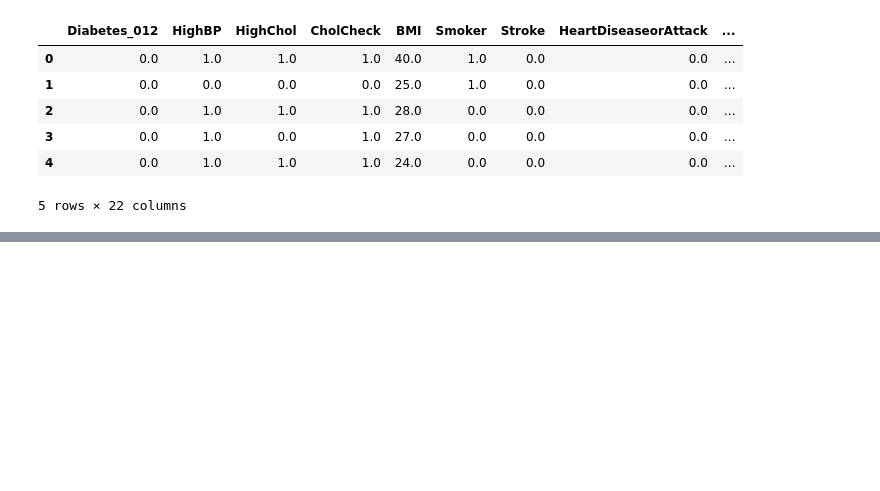
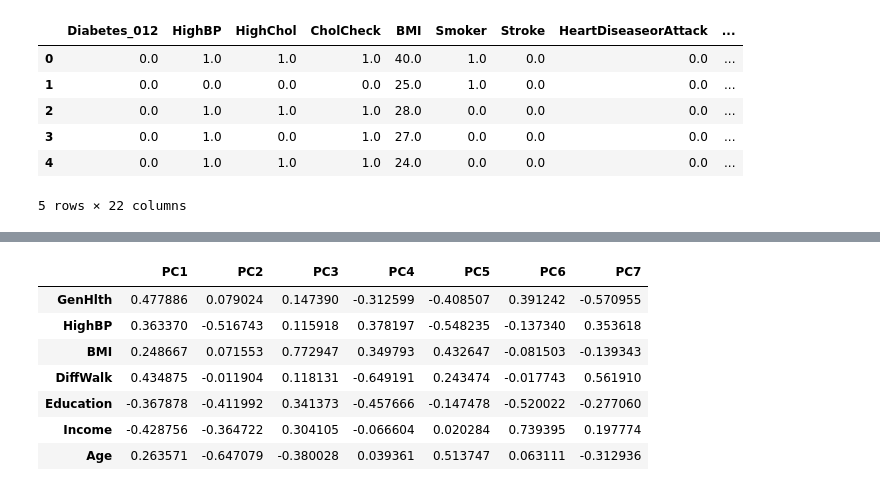
Before and after one commit to andnic51294/Diabetes_prediction, a Jupyter notebook: Feature_eng.ipynb, the cells around one changed output, grey strips where cells are left out. Drawn from its saved outputs; the diff is of its cells as text; code cells hidden in the pictures; blank space fills up the shorter version.

```diff
--- a/Feature_eng.ipynb
+++ b/Feature_eng.ipynb
@@ -40,0 +26,13 @@ file.head()
+# %%
+from sklearn.feature_selection import mutual_info_regression
+X = file.copy()
+y = X.pop('Diabetes_012')
+def make_mi_scores(X, y, discrete_features):
+    mi_scores = mutual_info_regression(X, y, discrete_features=discrete_features)
+    mi_scores = pd.Series(mi_scores, name="MI Scores", index=X.columns)
+    mi_scores = mi_scores.sort_values(ascending=False)
+    return mi_scores
+
+discrete_features = X.dtypes == int
+
+#mi_scores = make_mi_scores(X, y, discrete_features)
@@ -40,0 +62,22 @@ file.head()
+# %%
+from sklearn.decomposition import PCA
+
+# features that relatively cover all properties and have a MI score > 0.01 with the target
+features = ["GenHlth", "HighBP", "BMI", "DiffWalk", "Education", "Income", "Age"]
+
+# features with MI score > 0.01
+features2 = ["BMI", "GenHlth", "HighBP", "HighChol",  "HeartDiseaseorAttack", "PhysHlth", "Education", "Income", "Age"]
+
+X_ = X.loc[:, features]
+#X_ = X.loc[:, features2]
+X_scaled = (X_ - X_.mean(axis=0)) / X_.std(axis=0)
+
+# Create principal components
+pca = PCA()
+X_pca = pca.fit_transform(X_scaled)
+
+# Convert to dataframe
+component_names = [f"PC{i+1}" for i in range(X_pca.shape[1])]
+X_pca = pd.DataFrame(X_pca, columns=component_names)
+
+X_pca.head()
@@ -40,0 +91,16 @@ file.head()
+# %%
+loadings = pd.DataFrame(
+    pca.components_.T,  # transpose the matrix of loadings
+    columns=component_names,  # so the columns are the principal components
+    index=X_.columns,  # and the rows are the original features
+)
+loadings
+# %% [output]
+|  | PC1 | PC2 | PC3 | PC4 | PC5 | PC6 | PC7 |
+| GenHlth | 0.477886 | 0.079024 | 0.147390 | -0.312599 | -0.408507 | 0.391242 | -0.570955 |
+| HighBP | 0.363370 | -0.516743 | 0.115918 | 0.378197 | -0.548235 | -0.137340 | 0.353618 |
+| BMI | 0.248667 | 0.071553 | 0.772947 | 0.349793 | 0.432647 | -0.081503 | -0.139343 |
+| DiffWalk | 0.434875 | -0.011904 | 0.118131 | -0.649191 | 0.243474 | -0.017743 | 0.561910 |
+| Education | -0.367878 | -0.411992 | 0.341373 | -0.457666 | -0.147478 | -0.520022 | -0.277060 |
+| Income | -0.428756 | -0.364722 | 0.304105 | -0.066604 | 0.020284 | 0.739395 | 0.197774 |
+| Age | 0.263571 | -0.647079 | -0.380028 | 0.039361 | 0.513747 | 0.063111 | -0.312936 |
```
Also changed, not shown: parts of 17 cells of this notebook.
